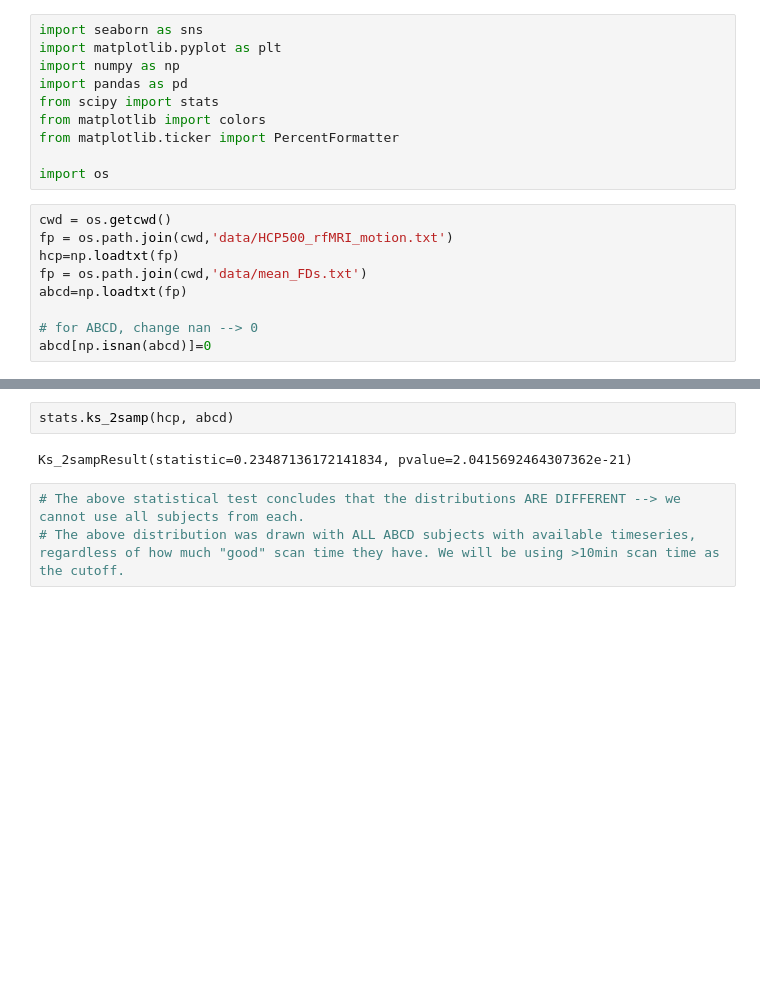
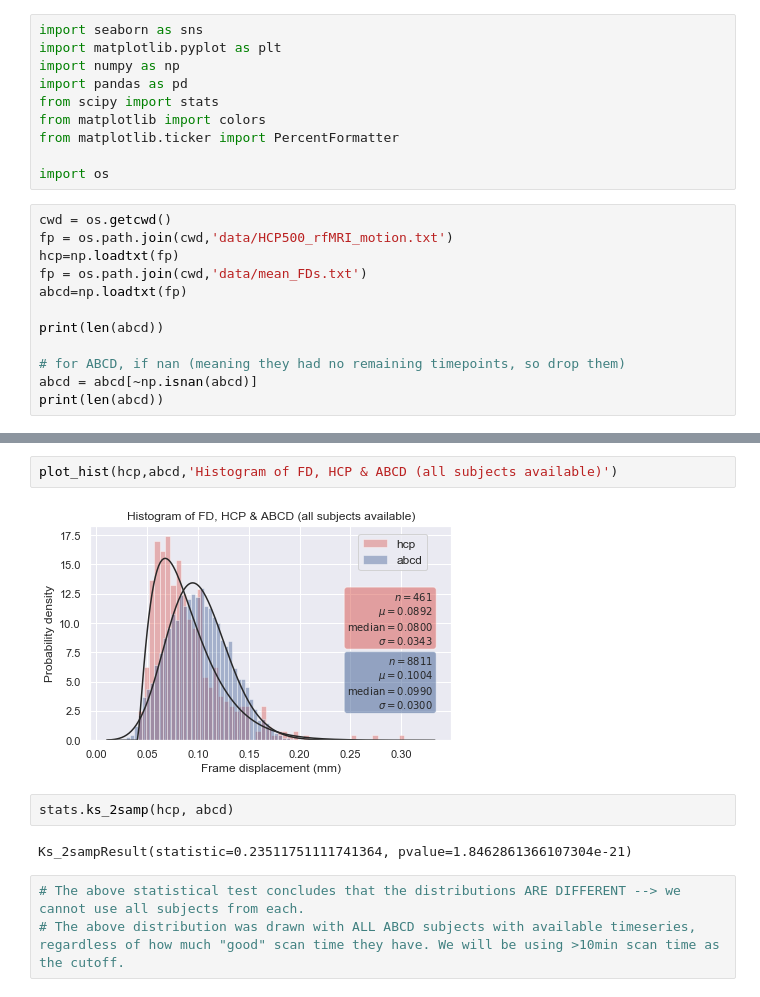
Before and after one commit to nih-fmrif/abcd_cca_replication, a Jupyter notebook: motion/hcp_abcd_motion_analysis.ipynb, the cells around one changed output, grey strips where cells are left out. Cells and saved outputs as stored; diff of their text form; blank space fills up the shorter version.

```diff
--- a/motion/hcp_abcd_motion_analysis.ipynb
+++ b/motion/hcp_abcd_motion_analysis.ipynb
@@ -15,5 +15,8 @@ hcp=np.loadtxt(fp)
 fp = os.path.join(cwd,'data/mean_FDs.txt')
 abcd=np.loadtxt(fp)
 
-# for ABCD, change nan --> 0
-abcd[np.isnan(abcd)]=0
+print(len(abcd))
+
+# for ABCD, if nan (meaning they had no remaining timepoints, so drop them)
+abcd = abcd[~np.isnan(abcd)]
+print(len(abcd))
@@ -70,7 +72,11 @@ plt.show()
+# %%
+plot_hist(hcp,abcd,'Histogram of FD, HCP & ABCD (all subjects available)')
+# %% [output]
+[figure, added]
 # %%
 stats.ks_2samp(hcp, abcd)
 # %% [output]
-Ks_2sampResult(statistic=0.23487136172141834, pvalue=2.0415692464307362e-21)
+Ks_2sampResult(statistic=0.23511751111741364, pvalue=1.8462861366107304e-21)
 # %%
 # The above statistical test concludes that the distributions ARE DIFFERENT --> we cannot use all subjects from each.
 # The above distribution was drawn with ALL ABCD subjects with available timeseries, regardless of how much "good" scan time they have. We will be using >10min scan time as the cutoff.
```
Also changed, not shown: parts of 26 cells of this notebook, 6 other files.
